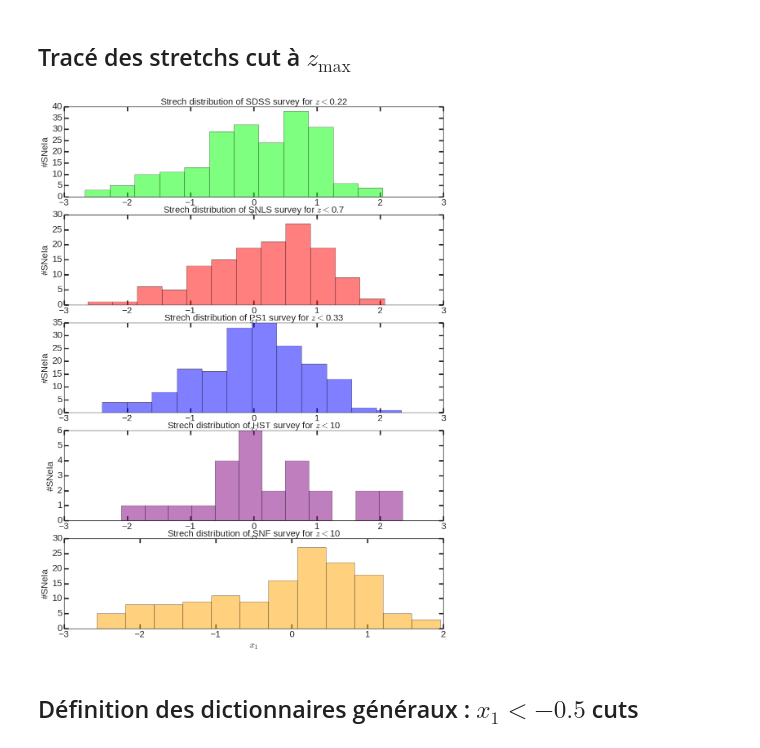
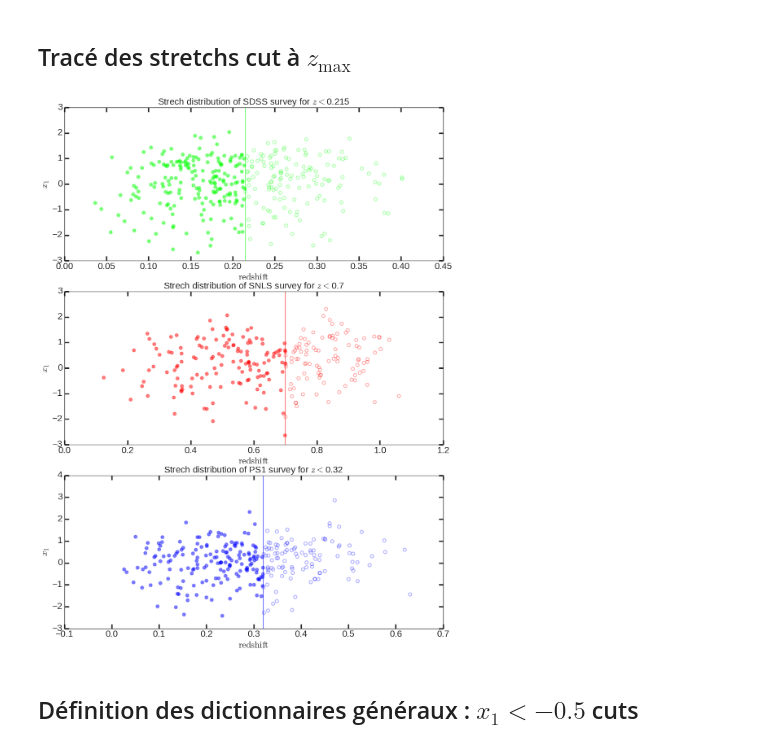
Before and after one commit to Nora-n/variaIa, a Jupyter notebook: notebooks/plots_simple.ipynb, the cells around one changed output. Cells and saved outputs as stored; diff of their text form; code cells hidden in the pictures.

Commit message:
New plots everywhere

```diff
--- a/notebooks/plots_simple.ipynb
+++ b/notebooks/plots_simple.ipynb
@@ -26,7 +25,7 @@ surveys = ['SDSS', 'SNLS', 'PS1', 'HST', 'SNF']
 
 su = ipw.Dropdown(options=surveys,
                   description='Survey:',
-                  value = 'SNLS')
+                  value = 'PS1')
 
 surv = {'SDSS': d[d['IDSURVEY'] == 1],
         'SNLS': d[d['IDSURVEY'] == 4],
@@ -42,9 +41,9 @@ colors = {'SDSS': 'lime',
           'HST': 'purple',
           'SNF': 'orange'}
 
-zmax = {'SDSS': 0.22,
+zmax = {'SDSS': 0.215,
         'SNLS': 0.70,
-        'PS1': 0.33,
+        'PS1': 0.32,
         'HST': 10,
         'SNF': 10}
 
@@ -126,25 +128,35 @@ zmax_cuts = dict()
 z_zcuts = dict()
 x1_zcuts = dict()
 x1_err_zcuts = dict()
+c_zcuts = dict()
+c_err_zcuts = dict()
 
 for survey in surveys[:-1]:
     zmax_cuts[survey] = np.where(surv[survey].zCMB.values < zmax[survey])
     z_zcuts[survey] = surv[survey].zCMB.values[zmax_cuts[survey]]
     x1_zcuts[survey] = surv[survey].x1.values[zmax_cuts[survey]]
     x1_err_zcuts[survey] = surv[survey].x1ERR.values[zmax_cuts[survey]]
+    c_zcuts[survey] = surv[survey].c.values[zmax_cuts[survey]]
+    c_err_zcuts[survey] = surv[survey].cERR.values[zmax_cuts[survey]]
 
 zmax_cuts['SNF'] = np.where(surv['SNF']['host.zcmb'].values < zmax['SNF'])
 z_zcuts['SNF'] = surv['SNF']['host.zcmb'].values[zmax_cuts['SNF']]
 x1_zcuts['SNF'] = surv['SNF']['salt2.X1'].values[zmax_cuts['SNF']]
 x1_err_zcuts['SNF'] = surv['SNF']['salt2.X1.err'].values[zmax_cuts['SNF']]
+c_zcuts['SNF'] = surv['SNF']['salt2.Color'].values[zmax_cuts['SNF']]
+c_err_zcuts['SNF'] = surv['SNF']['salt2.Color.err'].values[zmax_cuts['SNF']]
 
 z_mean = dict()
 z_std = dict()
 x1_mean = dict()
 x1_std = dict()
+c_mean = dict()
+c_std = dict()
 
 for survey in surveys:
     z_mean[survey] = np.mean(z_zcuts[survey])
     z_std[survey] = np.std(z_zcuts[survey])
     x1_mean[survey] = np.mean(x1_zcuts[survey])
     x1_std[survey] = np.std(x1_zcuts[survey])
+    c_mean[survey] = np.mean(c_zcuts[survey])
+    c_std[survey] = np.std(c_zcuts[survey])
@@ -179,29 +230,56 @@ plt.show()
 # %%
 #plt.style.use('dark_background')
 plt.style.use('seaborn-white')
 
 plt.figure(figsize = [15,20])
 
-for i in range(len(surveys)):
-    plt.subplot(5, 1, i+1)
-    plt.hist(x1_zcuts[surveys[i]], bins = nb_x.value, color = colors[surveys[i]], alpha = .5)
+alpha3colors = {'SDSS': (0,1,0,.3),
+                'SNLS': (1,0,0,.3),
+                'PS1': (0,0,1,.3),
+                'HST': (.5,0,.5,.3),
+                'SNF': (1,.647,0,.3)}
+
+alpha5colors = {'SDSS': (0,1,0,.5),
+                'SNLS': (1,0,0,.5),
+                'PS1': (0,0,1,.5),
+                'HST': (.5,0,.5,.5),
+                'SNF': (1,.647,0,.5)}
+
+for i in range(len(surveys)-2):
+    plt.subplot(3, 1, i+1)
+    #plt.hist(x1_zcuts[surveys[i]], bins = nb_x.value, color = colors[surveys[i]], alpha = .5)
+
+    plt.scatter(z_zcuts[surveys[i]],
+               x1_zcuts[surveys[i]],
+               marker="o", s=50, lw=2,
+               edgecolor=alpha3colors[surveys[i]],
+               facecolor=alpha5colors[surveys[i]],
+               label=surveys[i])
+    plt.scatter(z_zmincuts[surveys[i]],
+               x1_zmincuts[surveys[i]],
+               marker="o", s=50, lw=2,
+               edgecolor=alpha3colors[surveys[i]],
+               facecolor="None")
+    plt.axvline(zmax[surveys[i]],
+                color=colors[surveys[i]])
 
     ax = plt.gca()
     ax.tick_params(axis = 'both',
                    direction = 'in',
                    length = 10, width = 3,
                    labelsize = 20,
                    which = 'both',
                    top = True, right = True)
-    plt.xlabel('$x_1$', fontsize = 20)
-    plt.ylabel('#SNeIa', fontsize = 20)
+
+    plt.xlabel(r'$\mathrm{redshift}$', fontsize = 20)
+    plt.ylabel(r'$x_1$', fontsize = 20)
 
     plt.title('Strech distribution of ' + surveys[i] + ' survey for $z < $' +
               str(list(zmax.values())[i]), fontsize = 20)
 
 plt.show()
 # %% [output]
-[figure, old version]
+[figure, new version]
 # %% [markdown]
 ## Définition des dictionnaires généraux : $x_1 < -0.5$ cuts
 # %%
```
Also changed, not shown: parts of 16 cells of this notebook, 12 other files.
